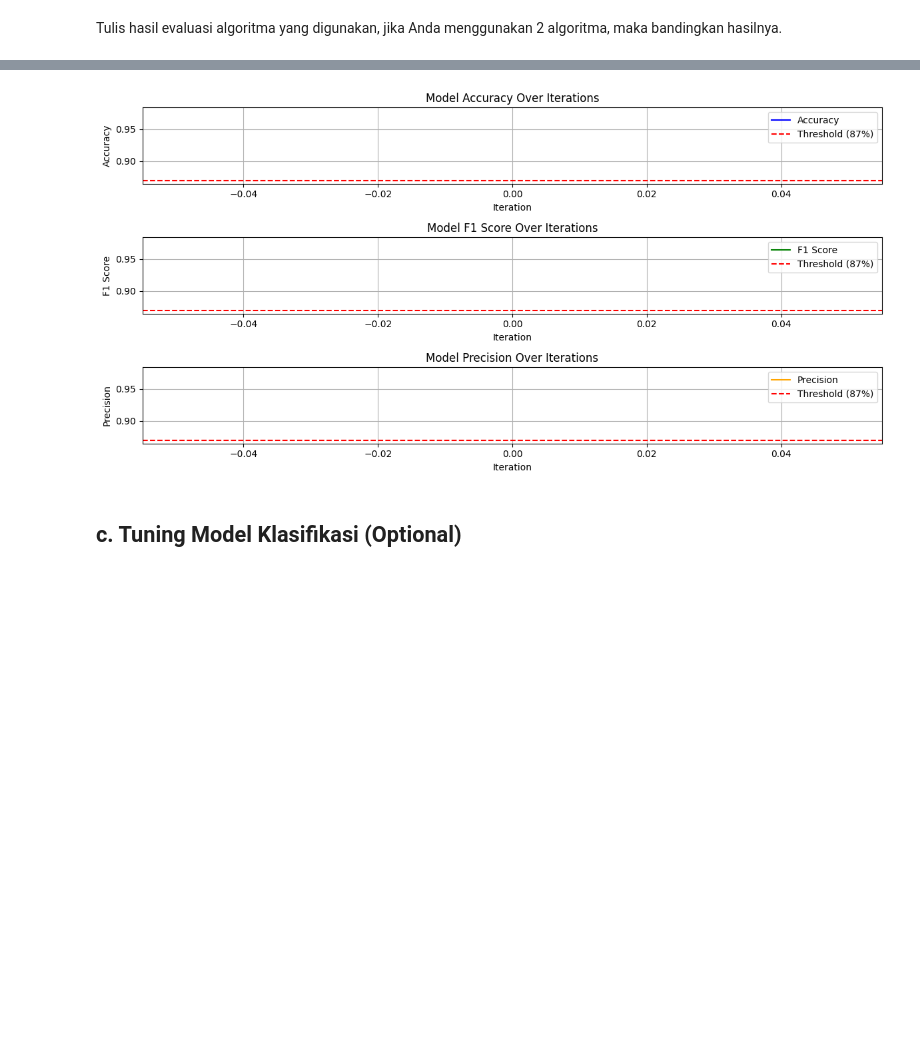
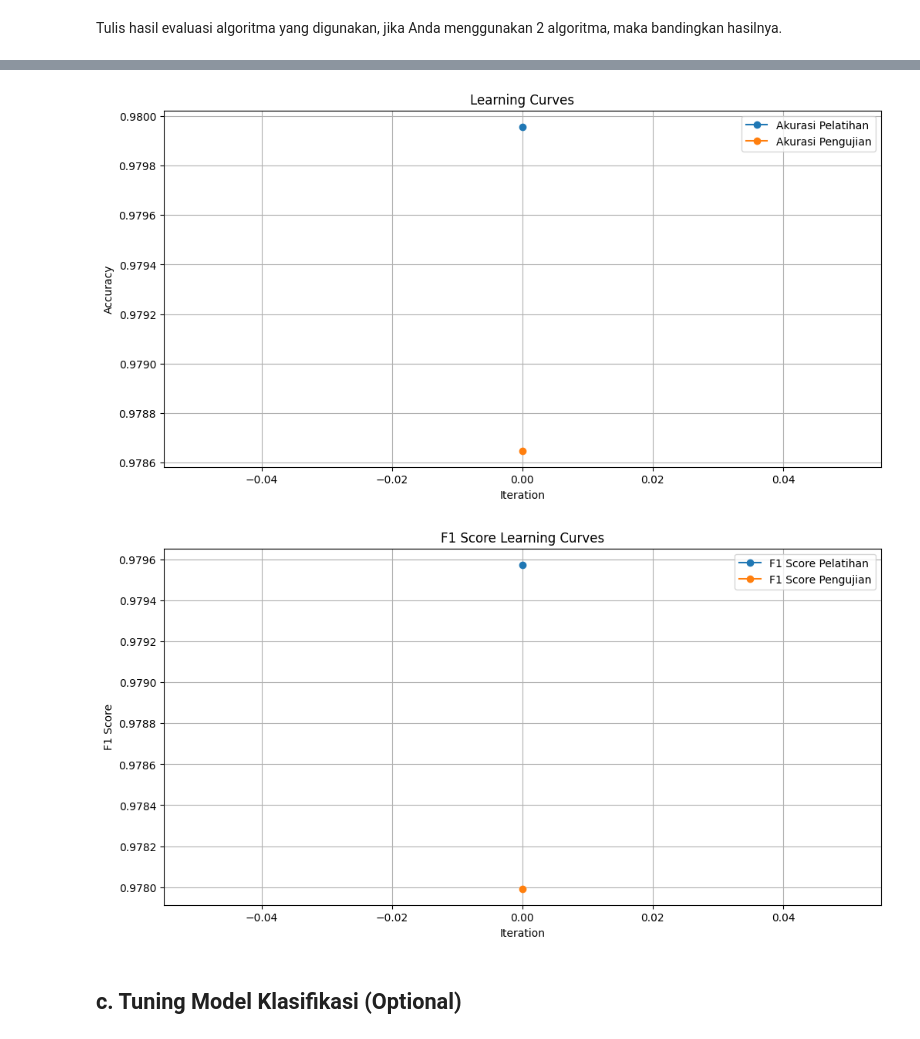
Before and after one commit to DGkurnia/cnkproject, a Jupyter notebook: BMLP_Derfansyah_Guswiranata_Kurnia_klasifikasi.ipynb, the cells around one changed output, grey strips where cells are left out. Saved outputs shown, nothing was run; the diff lists cells and outputs as text; code cells hidden in the pictures; blank space fills up the shorter version.

```diff
--- a/BMLP_Derfansyah_Guswiranata_Kurnia_klasifikasi.ipynb
+++ b/BMLP_Derfansyah_Guswiranata_Kurnia_klasifikasi.ipynb
@@ -522,44 +538,30 @@ Tulis hasil evaluasi algoritma yang digunakan, jika Anda menggunakan 2 algoritma
 # %%
 #inspeksi visualisasi normal
 threshold = 0.87  # Nilai minimal threshold normal
 
+# Visualisasi Kurva belajar
 plt.figure(figsize=(12, 6))
-
-# Plot Accuracy
-plt.subplot(3, 1, 1)
-plt.plot(accuracy_list, label='Accuracy', color='blue')
-plt.axhline(y=threshold, color='red', linestyle='--', label='Threshold (87%)')
-plt.title('Model Accuracy Over Iterations')
+plt.plot(train_accuracies, label='Akurasi Pelatihan', marker='o')
+plt.plot(test_accuracies, label='Akurasi Pengujian', marker='o')
+plt.title('Learning Curves')
 plt.xlabel('Iteration')
 plt.ylabel('Accuracy')
 plt.legend()
 plt.grid()
+plt.show()
 
-# Plot F1 Score
-plt.subplot(3, 1, 2)
-plt.plot(f1_list, label='F1 Score', color='green')
-plt.axhline(y=threshold, color='red', linestyle='--', label='Threshold (87%)')
-plt.title('Model F1 Score Over Iterations')
+plt.figure(figsize=(12, 6))
+plt.plot(train_f1_scores, label='F1 Score Pelatihan', marker='o')
+plt.plot(test_f1_scores, label='F1 Score Pengujian', marker='o')
+plt.title('F1 Score Learning Curves')
 plt.xlabel('Iteration')
 plt.ylabel('F1 Score')
 plt.legend()
 plt.grid()
-
-# Plot Precision
-plt.subplot(3, 1, 3)
-plt.plot(precision_list, label='Precision', color='orange')
-plt.axhline(y=threshold, color='red', linestyle='--', label='Threshold (87%)')
-plt.title('Model Precision Over Iterations')
-plt.xlabel('Iteration')
-plt.ylabel('Precision')
-plt.legend()
-plt.grid()
-
-# Show plots
-plt.tight_layout()
 plt.show()
 # %% [output]
-[figure, old version]
+[figure, new version]
+[figure, added]
 # %% [markdown]
 ## **c. Tuning Model Klasifikasi (Optional)**
 # %% [markdown]
```
Also changed, not shown: parts of 2 cells of this notebook.
